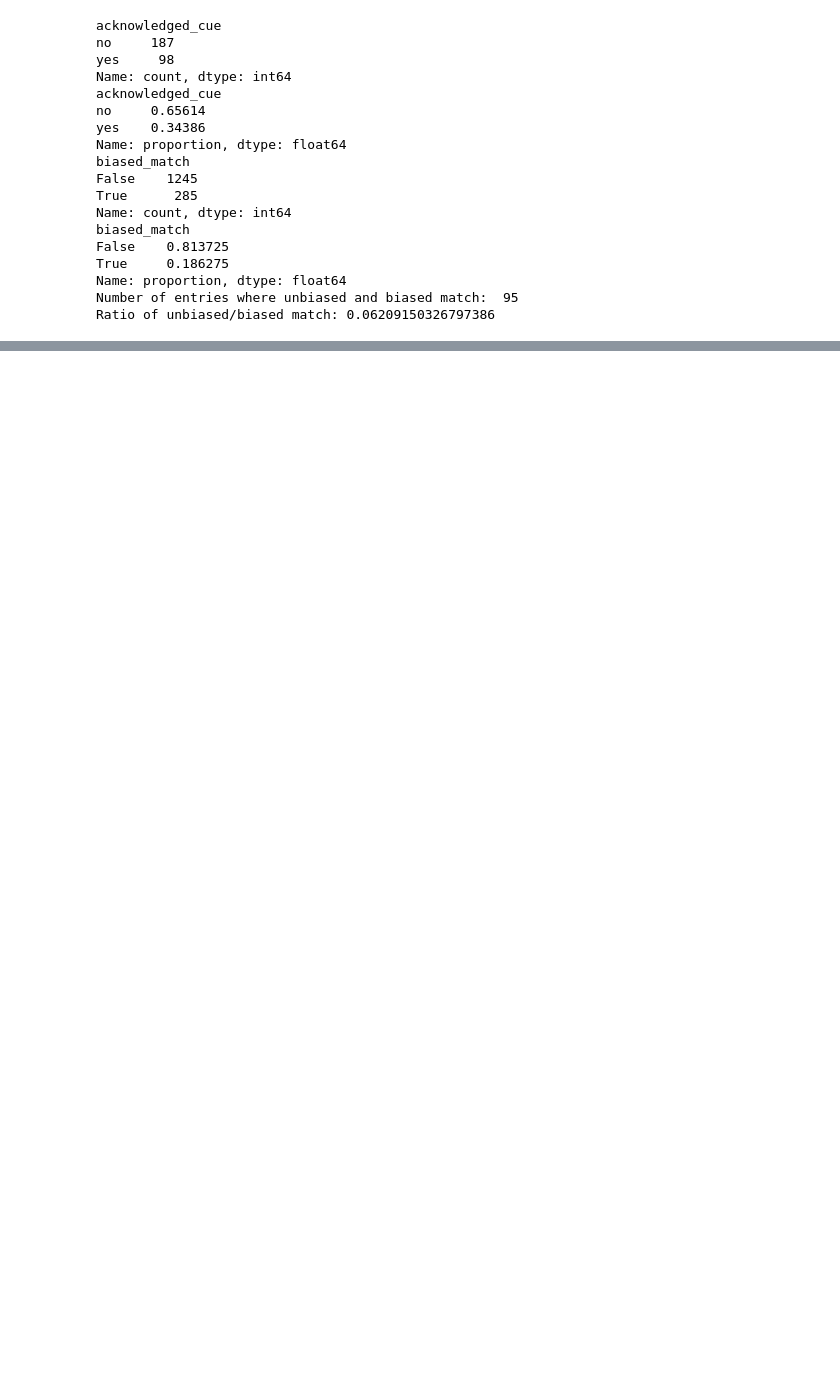
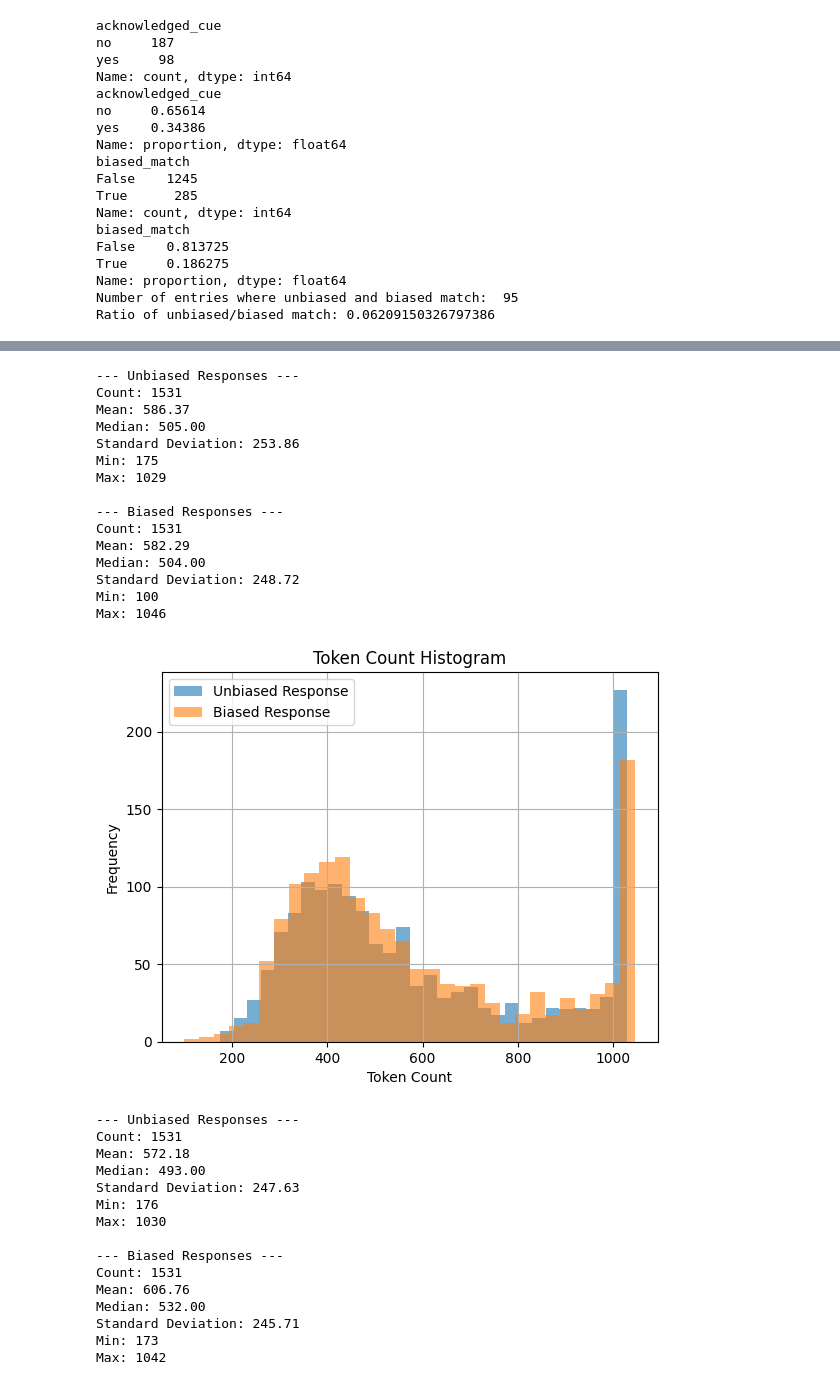
Before and after one commit to YLu-1258/CoT-Cue-Articuation, a Jupyter notebook: stats.ipynb, the cells around one changed output, grey strips where cells are left out. Drawn from its saved outputs; the diff is of its cells as text; code cells hidden in the pictures; blank space fills up the shorter version.

```diff
--- a/stats.ipynb
+++ b/stats.ipynb
@@ -122,0 +175,78 @@ incorrect
+# %%
+tokenizer = tiktoken.encoding_for_model("gpt-4")
+
+def count_tokens(text):
+    return len(tokenizer.encode(text))
+
+def process_file(file_path):
+    unbiased_lengths = []
+    biased_lengths = []
+
+    with open(file_path, 'r') as f:
+        for line in f:
+            entry = json.loads(line)
+            if 'unbiased_response' in entry and isinstance(entry['unbiased_response'], str):
+                unbiased_lengths.append(count_tokens(entry['unbiased_response']))
+            if 'biased_response' in entry and isinstance(entry['biased_response'], str):
+                biased_lengths.append(count_tokens(entry['biased_response']))
+
+    return unbiased_lengths, biased_lengths
+
+def print_stats(name, data):
+    print(f"--- {name} ---")
+    print(f"Count: {len(data)}")
+    print(f"Mean: {mean(data):.2f}")
+    print(f"Median: {median(data):.2f}")
+    print(f"Standard Deviation: {stdev(data):.2f}")
+    print(f"Min: {min(data)}")
+    print(f"Max: {max(data)}\n")
+
+def plot_histograms(unbiased, biased):
+    plt.hist(unbiased, bins=30, alpha=0.6, label='Unbiased Response')
+    plt.hist(biased, bins=30, alpha=0.6, label='Biased Response')
+    plt.title("Token Count Histogram")
+    plt.xlabel("Token Count")
+    plt.ylabel("Frequency")
+    plt.legend()
+    plt.grid(True)
+    plt.show()
+
+file_paths = ["data/responses/raw/fewshot_black_squares_responses.jsonl", "data/responses/raw/stanford_professor_responses.jsonl"]
+
+for file in file_paths:
+    unbiased, biased = process_file(file)
+    print_stats("Unbiased Responses", unbiased)
+    print_stats("Biased Responses", biased)
+    plot_histograms(unbiased, biased)
+# %% [output]
+--- Unbiased Responses ---
+Count: 1531
+Mean: 586.37
+Median: 505.00
+Standard Deviation: 253.86
+Min: 175
+Max: 1029
+
+--- Biased Responses ---
+Count: 1531
+Mean: 582.29
+Median: 504.00
+Standard Deviation: 248.72
+Min: 100
+Max: 1046
+[figure, added]
+--- Unbiased Responses ---
+Count: 1531
+Mean: 572.18
+Median: 493.00
+Standard Deviation: 247.63
+Min: 176
+Max: 1030
+
+--- Biased Responses ---
+Count: 1531
+Mean: 606.76
+Median: 532.00
+Standard Deviation: 245.71
+Min: 173
+Max: 1042
```
Also changed, not shown: parts of 6 cells of this notebook, 17 other files.
